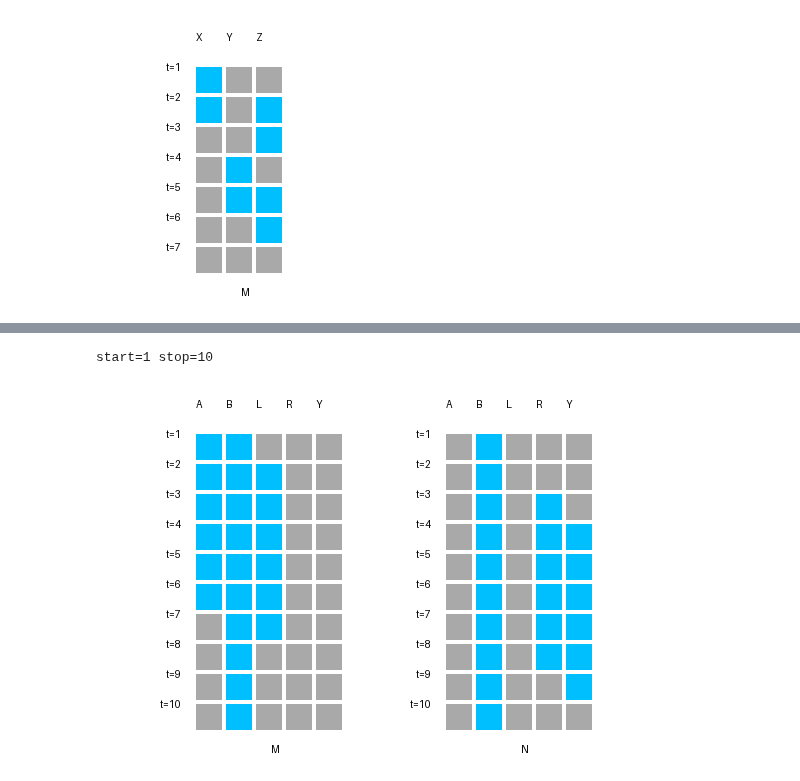
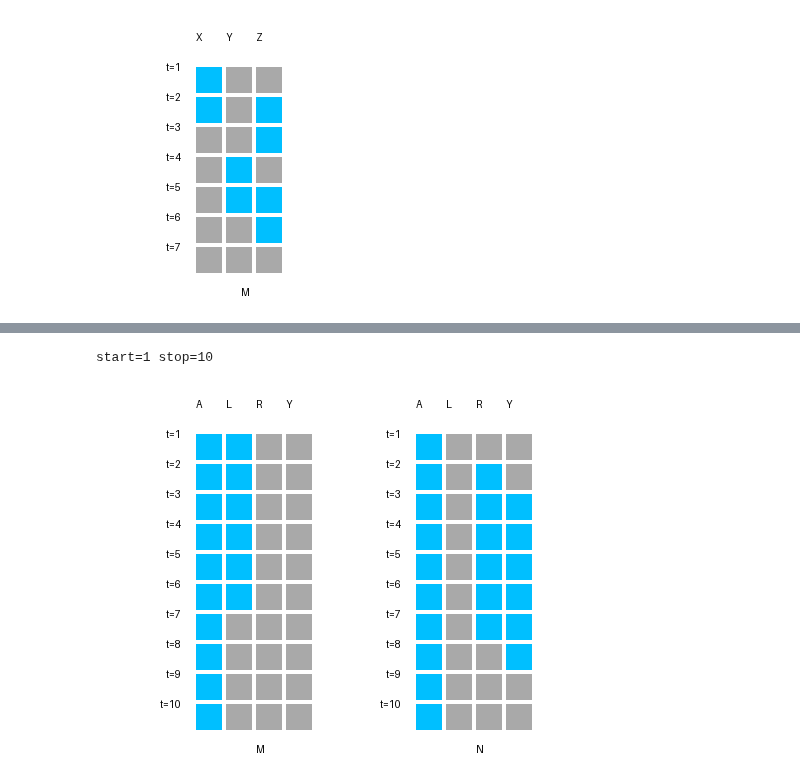
Before and after one commit to dinkum-bio/dinkum, a Jupyter notebook: notebooks/getting-started.ipynb, the cells around one changed output, grey strips where cells are left out. Saved outputs shown, nothing was run; the diff lists cells and outputs as text; code cells hidden in the pictures.

```diff
--- a/notebooks/getting-started.ipynb
+++ b/notebooks/getting-started.ipynb
@@ -97,37 +106,33 @@ start=1 stop=7
 # %%
 dinkum.reset()
 
 # create two tissues
 m = Tissue(name='M')
 n = Tissue(name='N')
 
 # make them neighbors. @CTB: needs to be bidirectional?
 m.add_neighbor(neighbor=n)
 n.add_neighbor(neighbor=m)
 
-a = Gene(name='A')          # transient input in M: will turn on ligand L
-
-m.add_gene(gene=a, start=1, duration=6)
-
-b = Gene(name='B')          # permanent positive input in M and N; will turn on receptor R
-m.add_gene(gene=b, start=1)
-n.add_gene(gene=b, start=1)
+a = Gene(name='A')          # permanent positive input in M and N; will turn on receptor R
+m.add_gene(gene=a, start=1)
+n.add_gene(gene=a, start=1)
 
 # VFG:
 ligand = Gene(name='L')          # ligand
 r = Receptor(name='R')           # receptor
 y = Gene(name='Y')               # output
 
-# ligand L: activated by gene A (on in tissue M)
-ligand.activated_by(source=a)
+# ligand L: on in tissue M
+ligand.is_present(where=m, start=1, duration=6)
 
-# receptor R: transcribed by B, activated by ligand L.
-r.ligand(activator=b, ligand=ligand)
+# receptor R: transcribed by A, activated by ligand L.
+r.ligand(activator=a, ligand=ligand)
 
 # gene Y turned on by receptor R
 y.activated_by(source=r)    # transcription of Y turned on by activated R.
 
 dinkum.run_and_display(stop=10)
 # %% [output]
 start=1 stop=10
-[figure, old version]
+[figure, new version]
```
Also changed, not shown: parts of 6 cells of this notebook, 3 other files.
